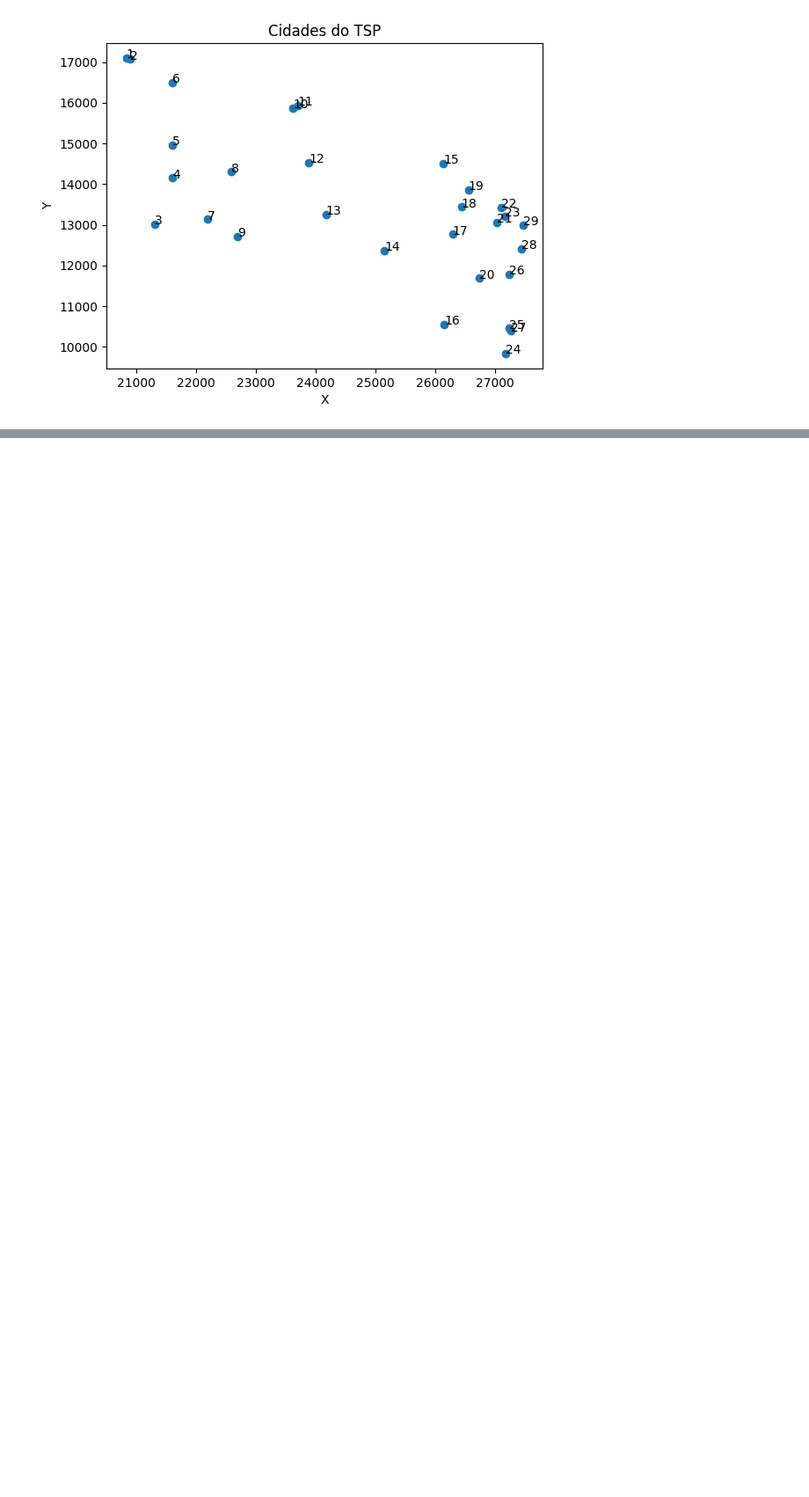
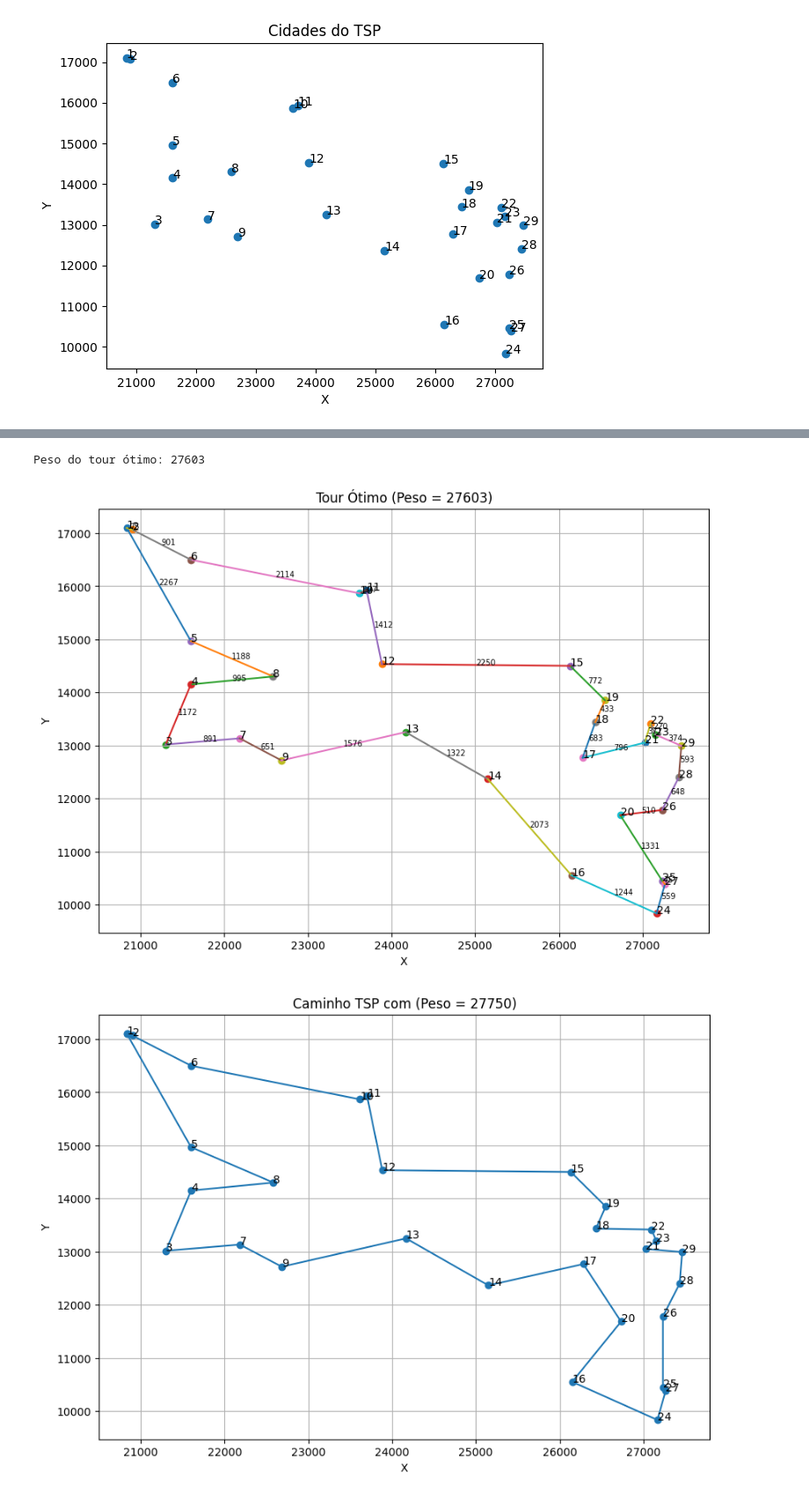
Before and after one commit to Erc-prog-xD/Grafos_trabfinal, a Jupyter notebook: pcv.ipynb, the cells around one changed output, grey strips where cells are left out. Shown at 88% size. Saved outputs shown, nothing was run; the diff lists cells and outputs as text; code cells hidden in the pictures; blank space fills up the shorter version.

```diff
--- a/pcv.ipynb
+++ b/pcv.ipynb
@@ -72,6 +116,19 @@ def calcular_distancia(cidade1, cidade2):
     dist = math.sqrt((xi - xj)**2 + (yi - yj)**2)
     return math.floor(0.5 + dist)
 
+def calcular_peso_tour(tour, coords):
+    coords_dict = {c[0]: c for c in coords}
+    peso = 0
+
+    for i in range(len(tour) - 1):
+        a = coords_dict[tour[i]]
+        b = coords_dict[tour[i+1]]
+        peso += calcular_distancia(a, b)
+
+    # fechar ciclo
+    peso += calcular_distancia(coords_dict[tour[-1]], coords_dict[tour[0]])
+
+    return peso
 def vizinho_mais_proximo(coords):
     n = len(coords)
     visitado = [False] * n
@@ -142,0 +303,13 @@ peso
+# %%
+tour = ler_tour_arquivo("tsp29.tsp.tour")
+
+peso_tour = calcular_peso_tour(tour, coords)
+
+print("Peso do tour ótimo:", peso_tour)
+
+plotar_tour(coords, tour)
+plotar_caminho(coords, caminho_otimizado, peso_otimizado)
+# %% [output]
+Peso do tour ótimo: 27603
+[figure, added]
+[figure, added]
```
Also changed, not shown: parts of 6 cells of this notebook, 1 other file.
